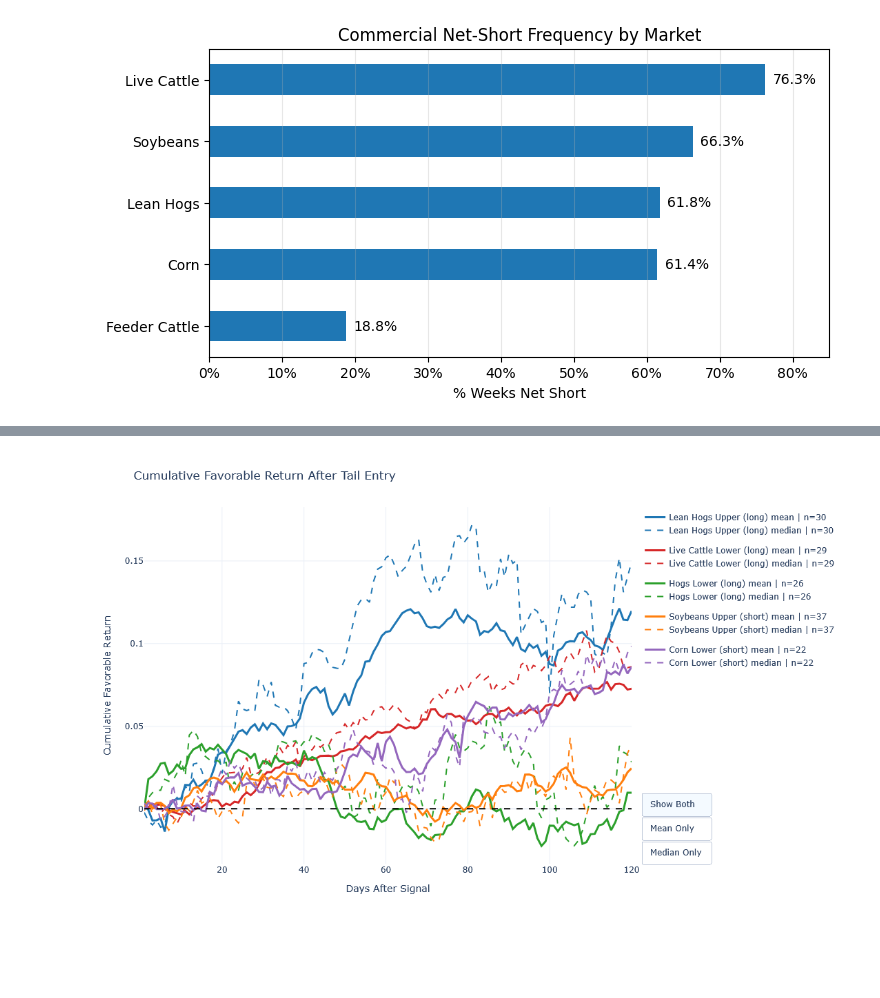
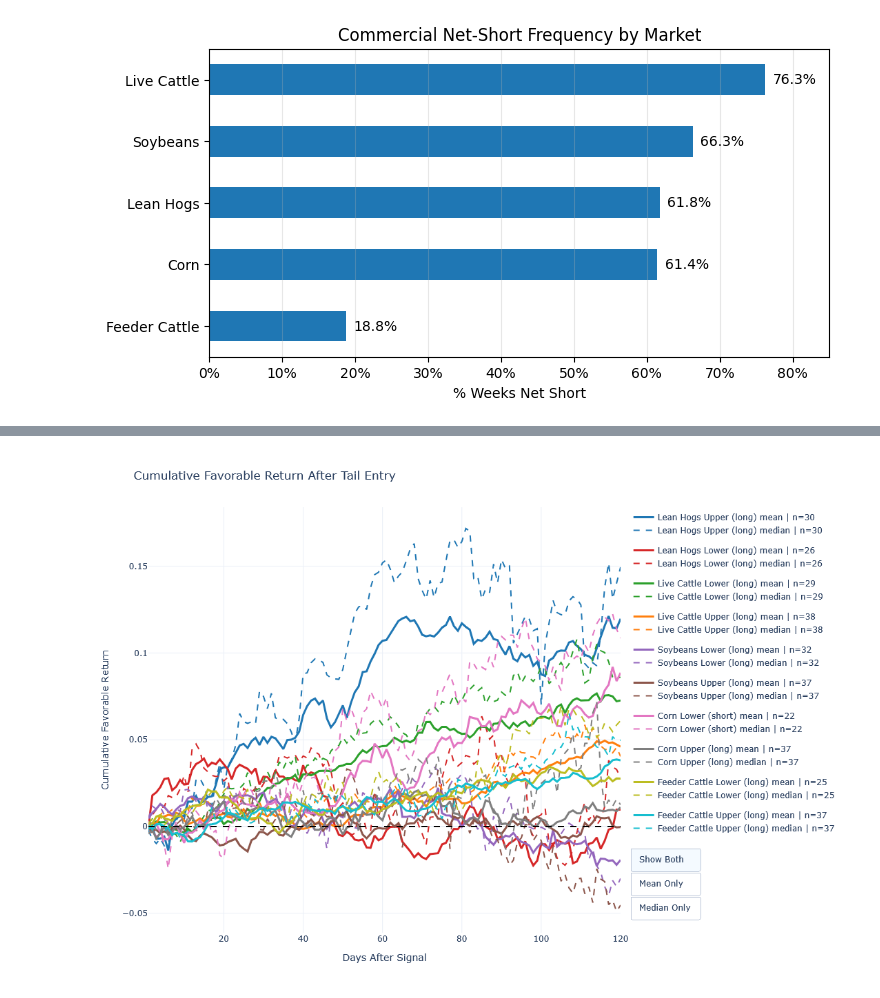
Before and after one commit to isupryaga/Commodities-Research, a Jupyter notebook: 02_signal_analysis_and_portfolio.ipynb, the cells around one changed output, grey strips where cells are left out. Saved outputs shown, nothing was run; the diff lists cells and outputs as text; code cells hidden in the pictures; blank space fills up the shorter version.

```diff
--- a/02_signal_analysis_and_portfolio.ipynb
+++ b/02_signal_analysis_and_portfolio.ipynb
@@ -551,10 +465,15 @@ max_horizon = 120
 
 signal_specs = [
     ("hogs", "Lean Hogs Upper", "upper", "long"),
+    ("hogs", "Lean Hogs Lower", "lower", "long"),
     ("live_cattle", "Live Cattle Lower", "lower", "long"),
-    ("hogs", "Hogs Lower", "lower", "long"),
-    ("soy", "Soybeans Upper", "upper", "short"),
+    ("live_cattle", "Live Cattle Upper", "upper", "long"),
+    ("soy", "Soybeans Lower", "lower", "long"),
+    ("soy", "Soybeans Upper", "upper", "long"),
     ("corn", "Corn Lower", "lower", "short"),
+    ("corn", "Corn Upper", "upper", "long"),
+    ("feeder_cattle", "Feeder Cattle Lower", "lower", "long"),
+    ("feeder_cattle", "Feeder Cattle Upper", "upper", "long"),
 ]
 
 series_data = []
@@ -603,12 +522,16 @@ fig = go.Figure()
 x = np.arange(1, max_horizon + 1)
 
 colors = [
-    "#1f77b4",
-    "#d62728",
-    "#2ca02c",
-    "#ff7f0e",
-    "#9467bd",
-    "#8c564b",
+    "#1f77b4",  # blue
+    "#d62728",  # red
+    "#2ca02c",  # green
+    "#ff7f0e",  # orange
+    "#9467bd",  # purple
+    "#8c564b",  # brown
+    "#e377c2",  # pink
+    "#7f7f7f",  # gray
+    "#bcbd22",  # olive
+    "#17becf",  # cyan
 ]
 
 for i, s in enumerate(series_data):
@@ -664,8 +587,8 @@ fig.update_layout(
     yaxis_title="Cumulative Favorable Return",
     hovermode="x unified",
     template="plotly_white",
-    width=1250,
-    height=650,
+    width=1100,
+    height=750,
     margin=dict(l=70, r=260, t=80, b=70),
     updatemenus=[
         {
@@ -690,31 +613,31 @@ fig.update_layout(
                     "method": "update",
                     "args": [
                         {"visible": mean_only},
                         {"title": "Mean Cumulative Favorable Return After Tail Entry"},
                     ],
                 },
                 {
                     "label": "Median Only",
                     "method": "update",
                     "args": [
                         {"visible": median_only},
                         {"title": "Median Cumulative Favorable Return After Tail Entry"},
                     ],
                 },
             ],
         }
     ],
     legend=dict(
         orientation="v",
         yanchor="top",
         y=1.0,
         xanchor="left",
         x=1.02
     ),
 )
 
 fig.add_hline(y=0, line_dash="dash", line_color="black")
 
 fig.show()
 # %% [output]
-[figure, old version]
+[figure, new version]
```
Also changed, not shown: parts of 43 cells of this notebook.
